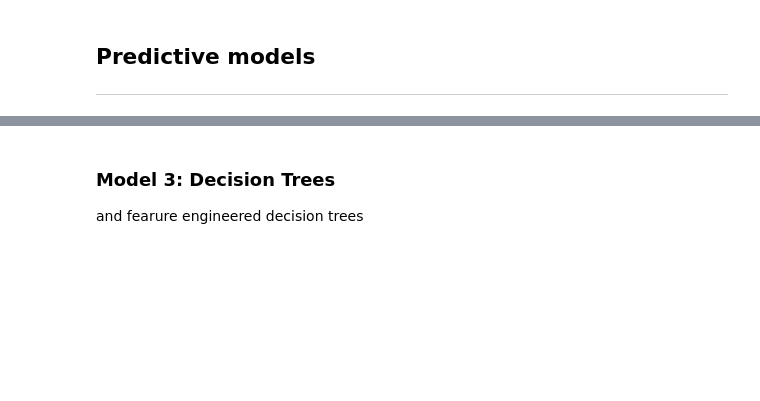
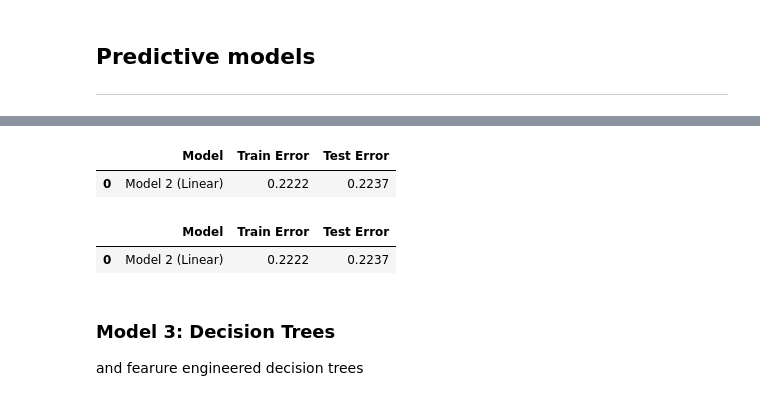
Before and after one commit to zsofiarebeka/ceu-ml1-ml2, a Jupyter notebook: Kaggle competition/Kaggle_Katona.ipynb, the cells around one changed output, grey strips where cells are left out. Saved outputs shown, nothing was run; the diff lists cells and outputs as text; code cells hidden in the pictures; blank space fills up the shorter version.

```diff
--- a/Kaggle competition/Kaggle_Katona.ipynb
+++ b/Kaggle competition/Kaggle_Katona.ipynb
@@ -122,2 +290,11 @@ Using 6 different models
 Using the same 6 different models
 Logit + lasso with CV
+# %%
+# Defining the variable sets for different logit models
+model2 = mediavars + topicvars + socmedvars + timevars + textvars + keywordvars + sentimentvars
+
+model3 = mediavars + topicvars + socmedvars + timevars + textvars + keywordvars + sentimentvars + squared_textvars + squared_mediavars + squared_topicvars + squared_keywordvars + squared_socmedvars + squared_timevars + squared_sentimentvars
+
+# Define feature matrices for each model
+X_train_model2 = X_train_fe[model2]
+X_train_model3 = X_train_fe[model3]
@@ -124,3 +320,35 @@ Logit + lasso with CV
+# %%
+# We are fitting the features on the y_train set
+model3 = LinearRegression().fit(X_train_model3, y_train)
+
+# Calculating the train error
+train_error_3 = calculateRMSLE(model3.predict(X_train), y_train)
+
+# Calculating the test error
+test_error_3 = calculateRMSLE(model3.predict(X_test), y_test)
+
+# Displaying the results
+model_results = pd.DataFrame({"Model": ["Model 3 (Linear)"], "Train Error": [train_error_3], "Test Error": [test_error_3]})
+model_results
+# %% [output]
+|  | Model | Train Error | Test Error |
+| 0 | Model 2 (Linear) | 0.2222 | 0.2237 |
+# %%
+# We are fitting the features on the y_train set
+model4 = LinearRegression().fit(X_train_model4, y_train)
+
+# Calculating the train error
+train_error_4 = calculateRMSLE(model4.predict(X_train), y_train)
+
+# Calculating the test error
+test_error_4 = calculateRMSLE(model4.predict(X_test), y_test)
+
+# Displaying the results
+model_results = pd.DataFrame({"Model": ["Model 4 (Linear)"], "Train Error": [train_error_4], "Test Error": [test_error_4]})
+model_results
+# %% [output]
+|  | Model | Train Error | Test Error |
+| 0 | Model 2 (Linear) | 0.2222 | 0.2237 |
 # %% [markdown]
 ### Model 3: Decision Trees
 and fearure engineered decision trees
```
Also changed, not shown: parts of 19 cells of this notebook.
